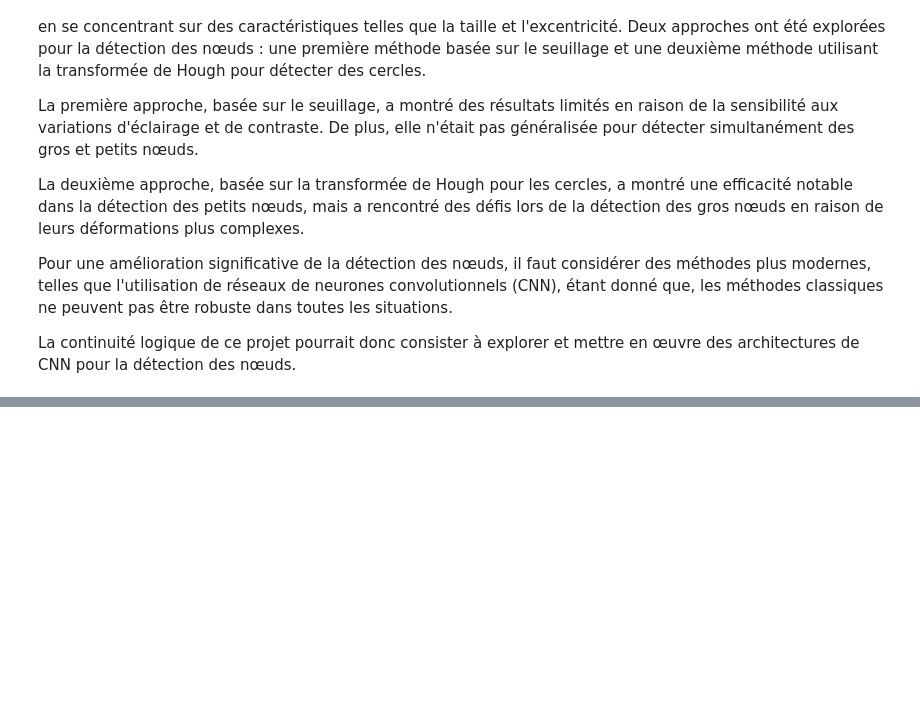
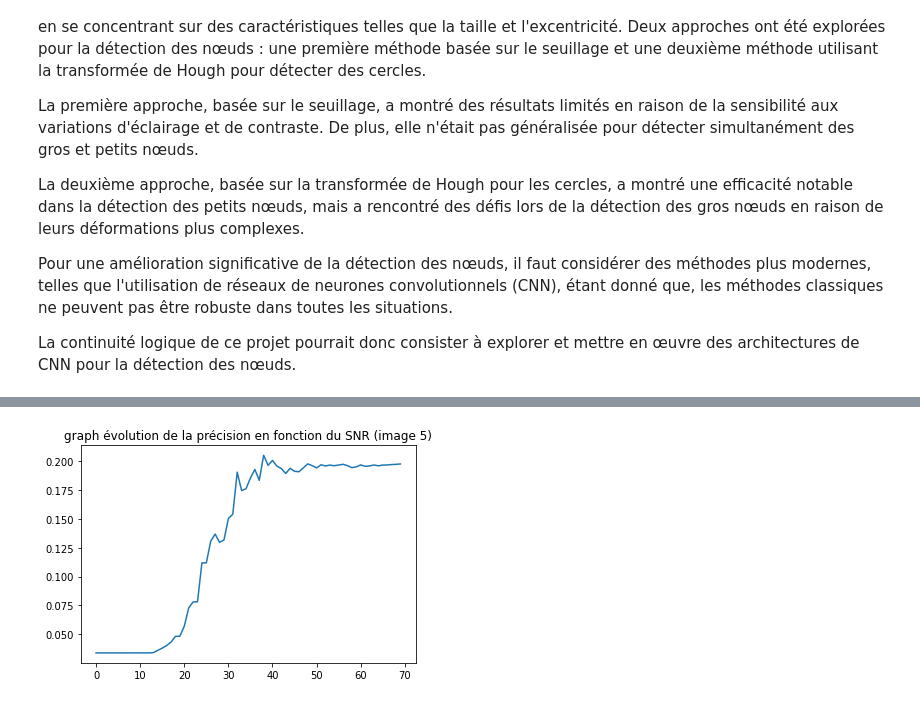
Before and after one commit to voldemort13/Projet_BIP, a Jupyter notebook: Projet_bip_amine.ipynb, the cells around one changed output, grey strips where cells are left out. Drawn from its saved outputs; the diff is of its cells as text; code cells hidden in the pictures; blank space fills up the shorter version.

```diff
--- a/Projet_bip_amine.ipynb
+++ b/Projet_bip_amine.ipynb
@@ -292,0 +340,2 @@ La continuité logique de ce projet pourrait donc consister à explorer et mettr
+# %%
+image=image_dataset[4]
@@ -292,0 +430,6 @@ La continuité logique de ce projet pourrait donc consister à explorer et mettr
+# %%
+plt.plot(S)
+plt.title('graph évolution de la précision en fonction du SNR (image 5)')
+plt.show()
+# %% [output]
+[figure, added]
```
Also changed, not shown: parts of 18 cells of this notebook, 2 other files.
